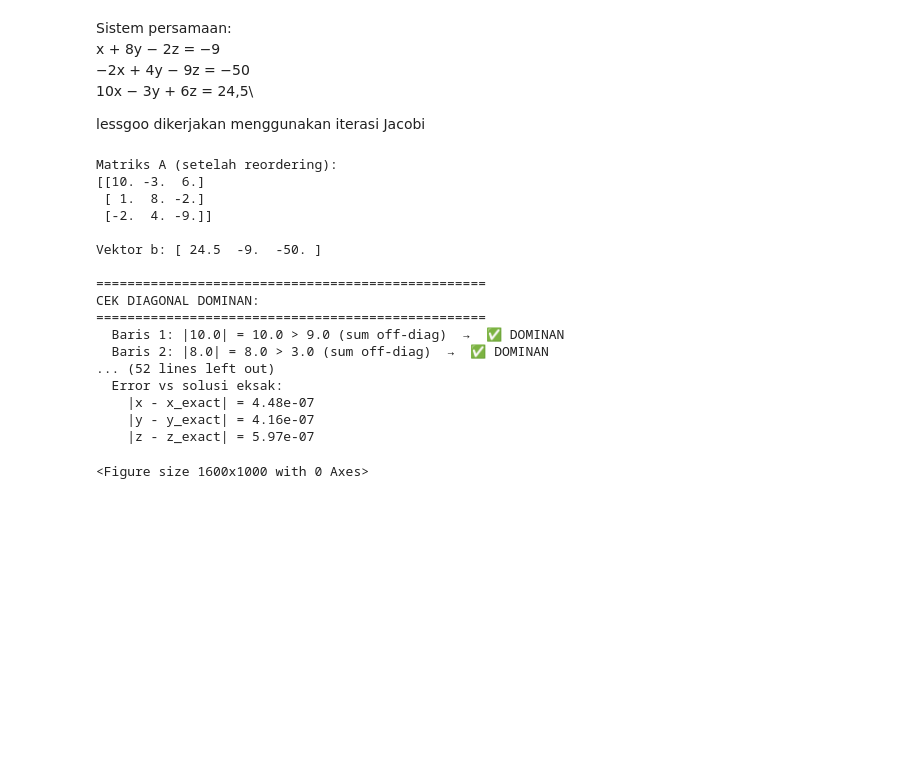
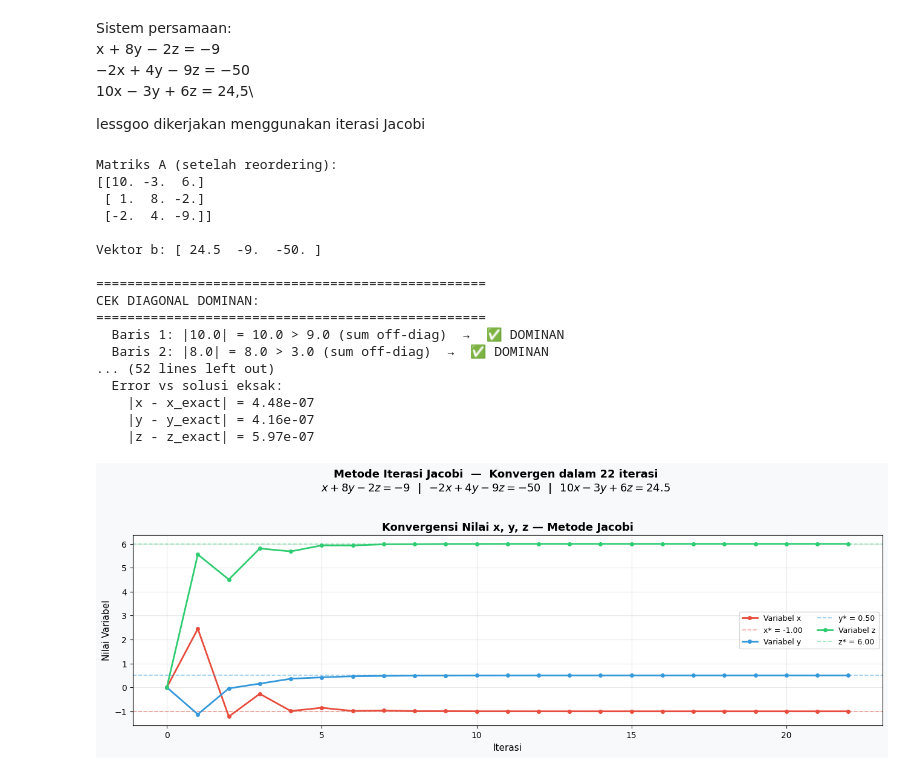
Before and after one commit to abiduldul/Numerical-Method, a Jupyter notebook: Materi 2/Jacobi_Iteration_Method.ipynb, the cells around one changed output. Drawn from its saved outputs; the diff is of its cells as text; code cells hidden in the pictures; blank space fills up the shorter version.

Commit message:
plot graph iteration vs all variables x, y, z

```diff
--- a/Materi 2/Jacobi_Iteration_Method.ipynb
+++ b/Materi 2/Jacobi_Iteration_Method.ipynb
@@ -120,31 +120,59 @@ df_styled = df.style.format({
     'x': '{:.6f}', 'y': '{:.6f}', 'z': '{:.6f}',
     'Error': lambda v: '—' if pd.isna(v) else f'{v:.4e}'
 }).set_caption("Riwayat Iterasi Jacobi")
 
 hist_arr = np.array(history)
 fig = plt.figure(figsize=(16, 10))
 fig.patch.set_facecolor('#f8f9fa')
 gs_plot = gridspec.GridSpec(2, 3, figure=fig, hspace=0.45, wspace=0.35)
 
 colors = ['#e74c3c', '#3498db', '#2ecc71']
 labels = ['x', 'y', 'z']
 exact  = x_exact
+
+
+# --- Plot Semua variabel vs iterasi ---
+ax1 = fig.add_subplot(gs_plot[0, :3])
+for i, (lbl, col) in enumerate(zip(labels, colors)):
+    ax1.plot(range(len(hist_arr)), hist_arr[:, i],
+             'o-', color=col, label=f'Variabel {lbl}',
+             linewidth=2, markersize=4)
+    ax1.axhline(y=exact[i], color=col, linestyle='--',
+                alpha=0.5, linewidth=1.2,
+                label=f'{lbl}* = {exact[i]:.2f}')
+ax1.set_xlabel('Iterasi', fontsize=11)
+ax1.set_ylabel('Nilai Variabel', fontsize=11)
+ax1.set_title('Konvergensi Nilai x, y, z — Metode Jacobi',
+              fontsize=13, fontweight='bold')
+ax1.legend(fontsize=9, ncol=2, loc='center right')
+ax1.grid(True, alpha=0.3)
+ax1.set_facecolor('white')
+
+fig.suptitle(
+    f'Metode Iterasi Jacobi  —  Konvergen dalam {n_iter} iterasi\n'
+    r'$x + 8y - 2z = -9$  |  $-2x + 4y - 9z = -50$  |  $10x - 3y + 6z = 24.5$',
+    fontsize=13, fontweight='bold', y=0.99
+)
+
+plt.tight_layout()
+plt.savefig('jacobi_konvergensi.png', dpi=150, bbox_inches='tight')
+plt.show()
 # %% [output]
 Matriks A (setelah reordering):
 [[10. -3.  6.]
  [ 1.  8. -2.]
  [-2.  4. -9.]]
 
 Vektor b: [ 24.5  -9.  -50. ]
 
 ==================================================
 CEK DIAGONAL DOMINAN:
 ==================================================
   Baris 1: |10.0| = 10.0 > 9.0 (sum off-diag)  →  ✅ DOMINAN
   Baris 2: |8.0| = 8.0 > 3.0 (sum off-diag)  →  ✅ DOMINAN
 ... (52 lines left out)
   Error vs solusi eksak:
     |x - x_exact| = 4.48e-07
     |y - y_exact| = 4.16e-07
     |z - z_exact| = 5.97e-07
-<Figure size 1600x1000 with 0 Axes>
+[figure, added]
```
